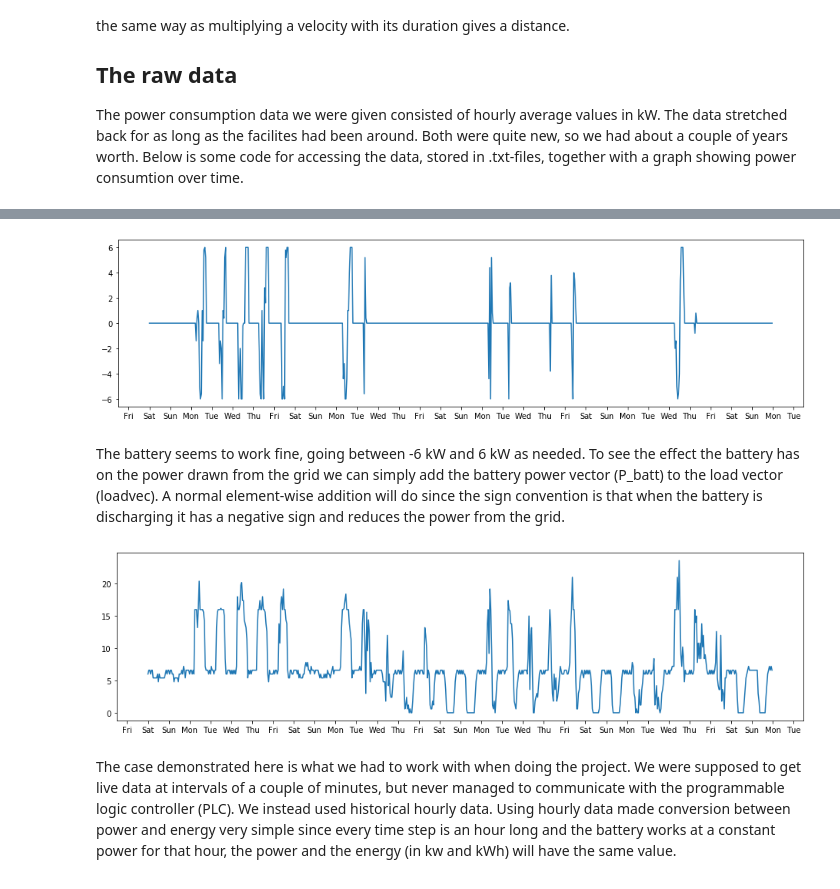
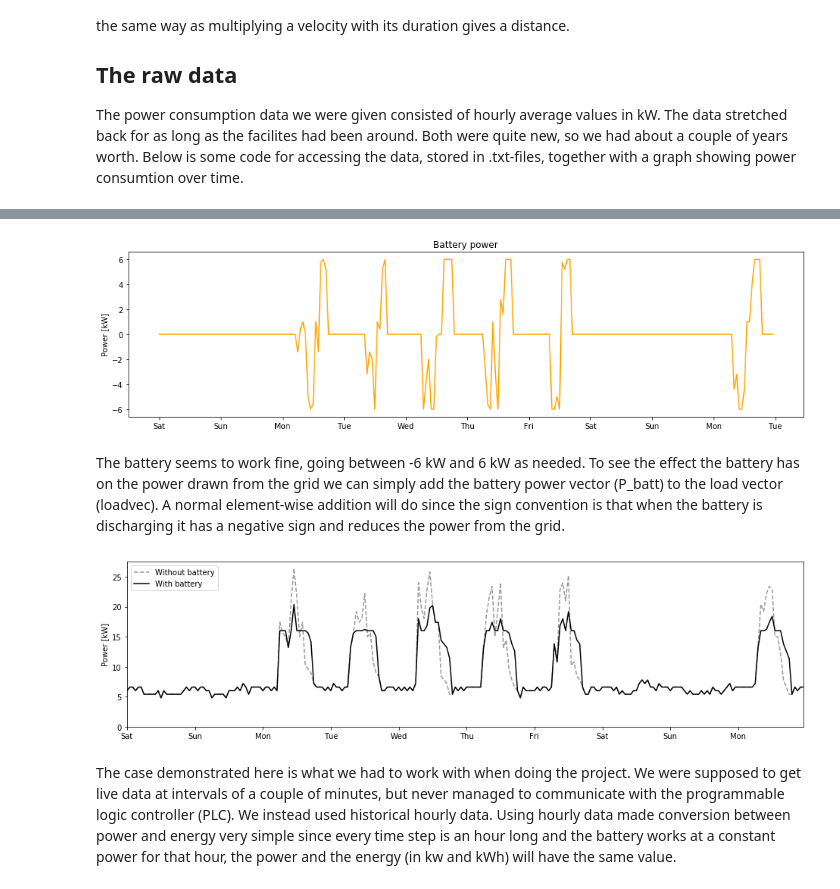
Before and after one commit to albinbjorn/battery_simulator, a Jupyter notebook: notebooks/Post1test.ipynb, the cells around one changed output, grey strips where cells are left out. Cells and saved outputs as stored; diff of their text form; code cells hidden in the pictures.

```diff
--- a/notebooks/Post1test.ipynb
+++ b/notebooks/Post1test.ipynb
@@ -18,10 +18,15 @@ import matplotlib.dates as mdates
 import datetime
 DATAFILE = "../data/Sep2018.txt"
 loadvec = np.loadtxt(DATAFILE).reshape(-1,1)
+loadvec = loadvec[:240]
 days = [datetime.datetime(2018, 9, 1) + datetime.timedelta(hours = x) for x in range(len(loadvec))]
 fig, ax = plt.subplots(figsize = (16,4))
-_ = ax.plot(days, loadvec)
+_ = ax.plot(days, loadvec, 'k')
 weekday = mdates.DayLocator()  # every month
 years_fmt = mdates.DateFormatter('%a')
 ax.xaxis.set_major_formatter(years_fmt)
 ax.xaxis.set_major_locator(weekday)
+ax.set_ylim([0, None])
+ax.set_ylabel('Power [kW]')
+ax.set_title('Power drawn from grid')
+plt.show()
@@ -64,23 +71,32 @@ from battery_hour_data import batt_algo
 [P_batt, SoC] = batt_algo(loadvec, 16, 6, 24, 24)
 # %%
 fig, ax = plt.subplots(figsize = (16,4))
-_ = ax.plot(days, P_batt)
+_ = ax.plot(days, P_batt, color = 'orange')
 weekday = mdates.DayLocator()  # every month
 years_fmt = mdates.DateFormatter('%a')
 ax.xaxis.set_major_formatter(years_fmt)
 ax.xaxis.set_major_locator(weekday)
+ax.set_title('Battery power')
+ax.set_ylabel('Power [kW]')
+plt.show()
 # %% [output]
-[figure, old version]
+[figure, new version]
 # %% [markdown]
 The battery seems to work fine, going between -6 kW and 6 kW as needed. To see the effect the battery has on the power drawn from the grid we can simply add the battery power vector (P_batt) to the load vector (loadvec). A normal element-wise addition will do since the sign convention is that when the battery is discharging it has a negative sign and reduces the power from the grid.
 # %%
 fig, ax = plt.subplots(figsize = (16,4))
-_ = ax.plot(days, loadvec + P_batt)
+_ = ax.plot(days, loadvec, '--k', alpha = 0.4, label = 'Without battery')
+_ = ax.plot(days, loadvec + P_batt, 'k', label = 'With battery')
 weekday = mdates.DayLocator()  # every month
 years_fmt = mdates.DateFormatter('%a')
 ax.xaxis.set_major_formatter(years_fmt)
 ax.xaxis.set_major_locator(weekday)
+ax.set_ylim([0, None])
+ax.set_xlim([days[0], days[-1]])
+ax.set_ylabel('Power [kW]')
+plt.legend()
+plt.show()
 # %% [output]
-[figure, old version]
+[figure, new version]
 # %% [markdown]
 The case demonstrated here is what we had to work with when doing the project. We were supposed to get live data at intervals of a couple of minutes, but never managed to communicate with the programmable logic controller (PLC). We instead used historical hourly data. Using hourly data made conversion between power and energy very simple since every time step is an hour long and the battery works at a constant power for that hour, the power and the energy (in kw and kWh) will have the same value.
```
Also changed, not shown: parts of 2 cells of this notebook.
